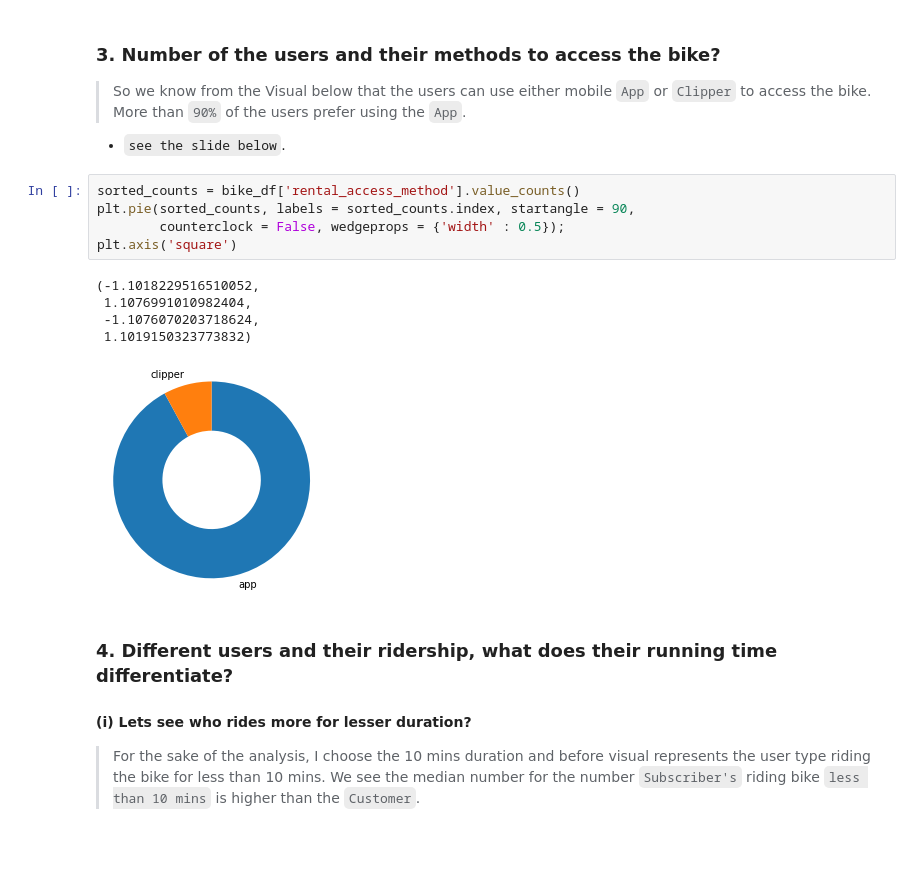
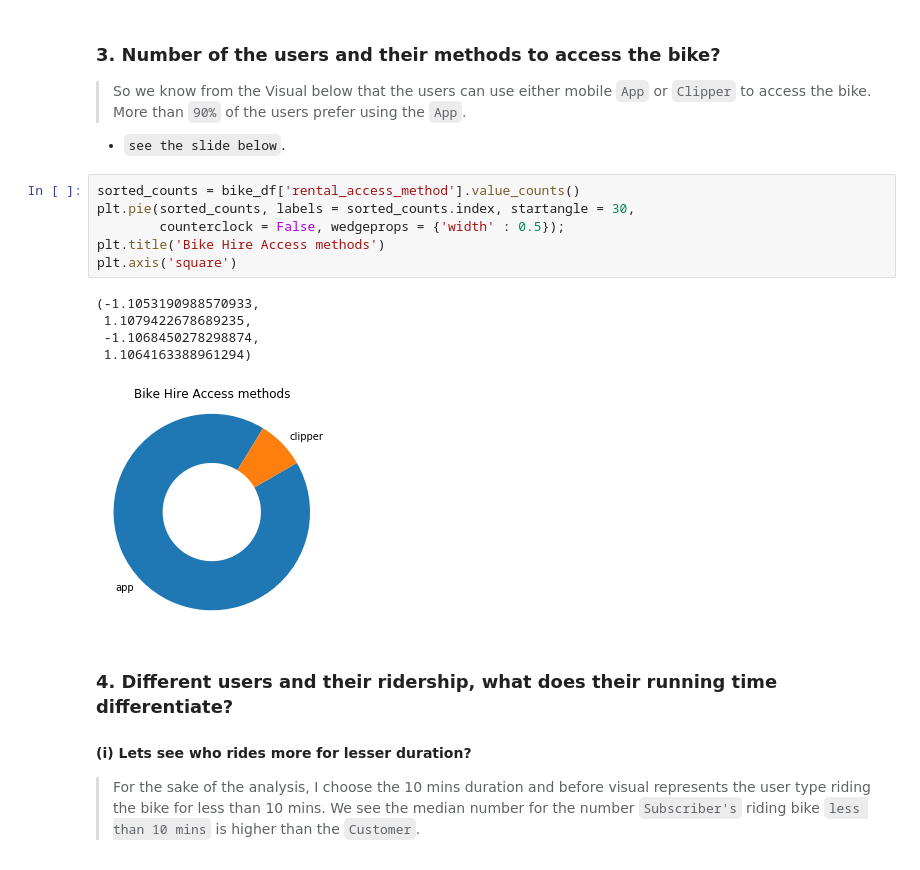
Before and after one commit to anandsimer/Communicate-Data-Findings, a Jupyter notebook: slide_deck.ipynb, the cells around one changed output. Saved outputs shown, nothing was run; the diff lists cells and outputs as text.

Commit message:
slide_deck notebook - explanatory and visualisations
Updated and summarised.

```diff
--- a/slide_deck.ipynb
+++ b/slide_deck.ipynb
@@ -93,15 +93,16 @@ More than `90%` of the users prefer using the `App`.
 - `see the slide below`.
 # %%
 sorted_counts = bike_df['rental_access_method'].value_counts()
-plt.pie(sorted_counts, labels = sorted_counts.index, startangle = 90,
+plt.pie(sorted_counts, labels = sorted_counts.index, startangle = 30,
         counterclock = False, wedgeprops = {'width' : 0.5});
+plt.title('Bike Hire Access methods')
 plt.axis('square')
 # %% [output]
-(-1.1018229516510052,
- 1.1076991010982404,
- -1.1076070203718624,
- 1.1019150323773832)
+(-1.1053190988570933,
+ 1.1079422678689235,
+ -1.1068450278298874,
+ 1.1064163388961294)
-[figure, old version]
+[figure, new version]
 # %% [markdown]
 ### 4. Different users and their ridership, what does their running time differentiate?
 #### (i) Lets see who rides more for lesser duration?
```
Also changed, not shown: parts of 6 cells of this notebook.
